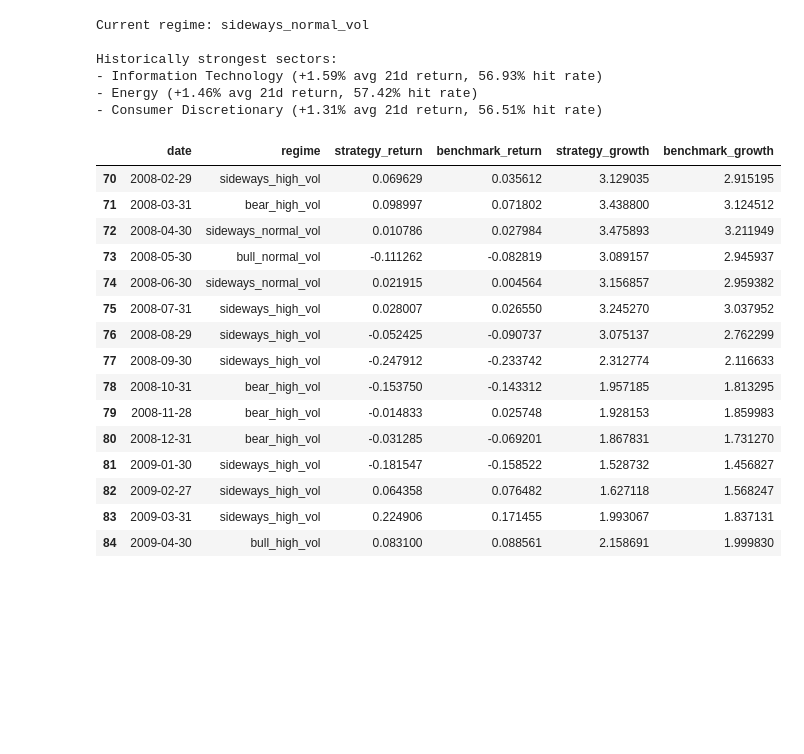
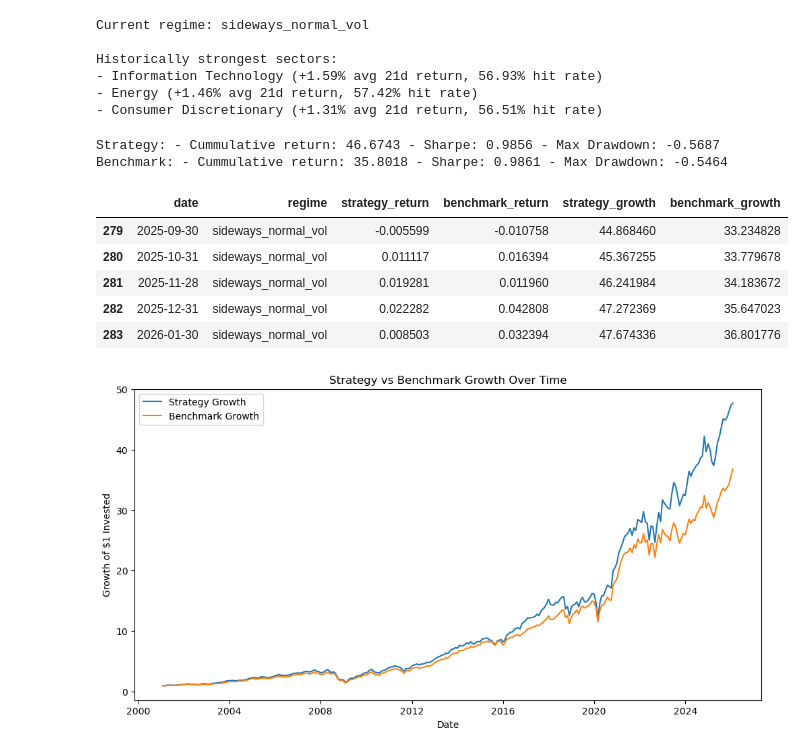
Before and after one commit to ediaz-usf/SP500-Analysis-Project, a Jupyter notebook: S&P_Analysis.ipynb, the cells around one changed output. Saved outputs shown, nothing was run; the diff lists cells and outputs as text; code cells hidden in the pictures; blank space fills up the shorter version.

```diff
--- a/S&P_Analysis.ipynb
+++ b/S&P_Analysis.ipynb
@@ -599,51 +600,83 @@ for date in rebalance_dates_df['date']:
 
     regime = sectors_filt[sectors_filt['date'] == date]['combined_regime'].values[0]
     historical_sector_perf = history.groupby(['combined_regime', 'sector'], as_index=False).agg(avg_fwd_ret_21d=('fwd_ret_21d', 'mean'), obs = ('fwd_ret_21d', 'count'))
-    top_3_sectors = get_top_sectors_using_history(regime, top_n=3)[['sector', 'avg_fwd_ret_21d']]
+    top_3_sectors = get_top_sectors_using_history(regime, 5)[['sector', 'avg_fwd_ret_21d']]
 
     if top_3_sectors.empty:
         continue
 
     sectors_realized_ret = sectors_filt[(sectors_filt['sector'].isin(top_3_sectors['sector'])) & (sectors_filt['date'] == date)][['sector', 'fwd_ret_21d']].sort_values('sector')
 
     if sectors_realized_ret.empty:
         continue
 
     strategy_return = sectors_realized_ret['fwd_ret_21d'].mean() # equal weight return of the 3 sectors
     benchmark_return = sectors_filt[sectors_filt['date'] == date]['fwd_ret_21d'].mean() # average return across all sectors as benchmark
 
     results.append({
         'date': date,
         'regime': regime,
         'strategy_return': strategy_return,
         'benchmark_return': benchmark_return
     })
 
 results_df = pd.DataFrame(results)
 
 results_df = results_df.dropna(subset=['strategy_return', 'benchmark_return']).copy()
 results_df = results_df.sort_values('date').reset_index(drop=True)
 
 # Convert 21d forward returns into growth curves
 results_df['strategy_growth'] = (1 + results_df['strategy_return']).cumprod()
 results_df['benchmark_growth'] = (1 + results_df['benchmark_return']).cumprod()
 
 
-results_df[70:85]
+# Add sharpe-like ratio of the strategy
+mean_strategy_return = results_df['strategy_return'].mean()
+std_strategy_return = results_df['strategy_return'].std()
+strategy_sharpe = (mean_strategy_return / std_strategy_return) * np.sqrt(12)
+# Add sharpe-like ratio of the benchmark
+mean_benchmark_return = results_df['benchmark_return'].mean()
+std_benchmark_return = results_df['benchmark_return'].std()
+benchmark_sharpe = (mean_benchmark_return / std_benchmark_return) * np.sqrt(12)
+
+# Max drawdown
+peak = results_df['strategy_growth'].cummax()
+drawdown_series = results_df['strategy_growth'] / peak - 1
+max_drawdown_str = drawdown_series.min()
+# Max drawdown benchmark
+max_drawdown_benchk = (results_df['benchmark_growth'] / results_df['benchmark_growth'].cummax() - 1).min()
+
+# Cummulative return strategy
+cumm_return_str = results_df['strategy_growth'].iloc[-1] - 1
+# Cummulative return benchmark
+cumm_return_benchk = results_df['benchmark_growth'].iloc[-1] - 1
+
+
+
+print(f"Strategy: - Cummulative return: {cumm_return_str:.4f} - Sharpe: {strategy_sharpe:.4f} - Max Drawdown: {max_drawdown_str:.4f}")
+print(f"Benchmark: - Cummulative return: {cumm_return_benchk:.4f} - Sharpe: {benchmark_sharpe:.4f} - Max Drawdown: {max_drawdown_benchk:.4f}")
+
+results_df.tail()
 # %% [output]
+Strategy: - Cummulative return: 46.6743 - Sharpe: 0.9856 - Max Drawdown: -0.5687
+Benchmark: - Cummulative return: 35.8018 - Sharpe: 0.9861 - Max Drawdown: -0.5464
 |  | date | regime | strategy_return | benchmark_return | strategy_growth | benchmark_growth |
-| 70 | 2008-02-29 | sideways_high_vol | 0.069629 | 0.035612 | 3.129035 | 2.915195 |
-| 71 | 2008-03-31 | bear_high_vol | 0.098997 | 0.071802 | 3.438800 | 3.124512 |
-| 72 | 2008-04-30 | sideways_normal_vol | 0.010786 | 0.027984 | 3.475893 | 3.211949 |
-| 73 | 2008-05-30 | bull_normal_vol | -0.111262 | -0.082819 | 3.089157 | 2.945937 |
-| 74 | 2008-06-30 | sideways_normal_vol | 0.021915 | 0.004564 | 3.156857 | 2.959382 |
-| 75 | 2008-07-31 | sideways_high_vol | 0.028007 | 0.026550 | 3.245270 | 3.037952 |
-| 76 | 2008-08-29 | sideways_high_vol | -0.052425 | -0.090737 | 3.075137 | 2.762299 |
-| 77 | 2008-09-30 | sideways_high_vol | -0.247912 | -0.233742 | 2.312774 | 2.116633 |
-| 78 | 2008-10-31 | bear_high_vol | -0.153750 | -0.143312 | 1.957185 | 1.813295 |
-| 79 | 2008-11-28 | bear_high_vol | -0.014833 | 0.025748 | 1.928153 | 1.859983 |
-| 80 | 2008-12-31 | bear_high_vol | -0.031285 | -0.069201 | 1.867831 | 1.731270 |
-| 81 | 2009-01-30 | sideways_high_vol | -0.181547 | -0.158522 | 1.528732 | 1.456827 |
-| 82 | 2009-02-27 | sideways_high_vol | 0.064358 | 0.076482 | 1.627118 | 1.568247 |
-| 83 | 2009-03-31 | sideways_high_vol | 0.224906 | 0.171455 | 1.993067 | 1.837131 |
-| 84 | 2009-04-30 | bull_high_vol | 0.083100 | 0.088561 | 2.158691 | 1.999830 |
+| 279 | 2025-09-30 | sideways_normal_vol | -0.005599 | -0.010758 | 44.868460 | 33.234828 |
+| 280 | 2025-10-31 | sideways_normal_vol | 0.011117 | 0.016394 | 45.367255 | 33.779678 |
+| 281 | 2025-11-28 | sideways_normal_vol | 0.019281 | 0.011960 | 46.241984 | 34.183672 |
+| 282 | 2025-12-31 | sideways_normal_vol | 0.022282 | 0.042808 | 47.272369 | 35.647023 |
+| 283 | 2026-01-30 | sideways_normal_vol | 0.008503 | 0.032394 | 47.674336 | 36.801776 |
+# %%
+plt.figure(figsize=(12,6))
+
+plt.plot(results_df['date'], results_df['strategy_growth'], label='Strategy Growth')
+plt.plot(results_df['date'], results_df['benchmark_growth'], label='Benchmark Growth')
+
+plt.title('Strategy vs Benchmark Growth Over Time')
+plt.xlabel('Date')
+plt.ylabel('Growth of $1 Invested')
+plt.legend()
+
+plt.show()
+# %% [output]
+[figure, added]
```
Also changed, not shown: parts of 2 cells of this notebook, 1 other file.
